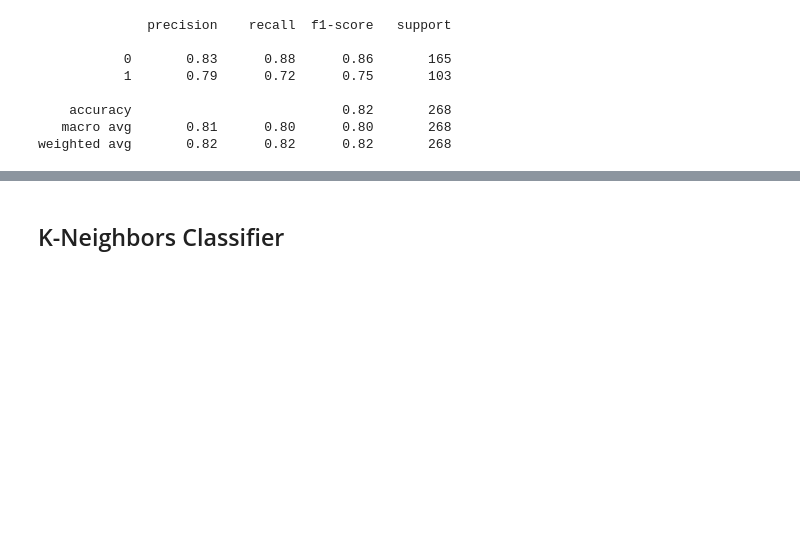
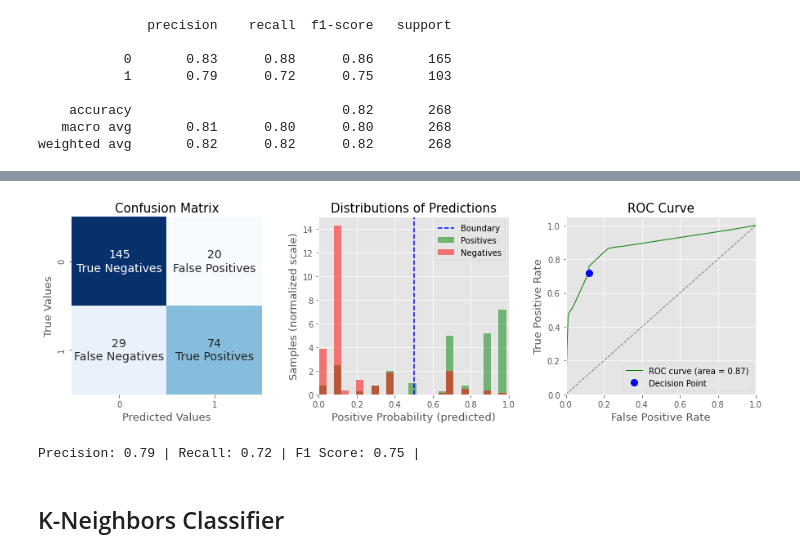
Before and after one commit to rafabenevente/AM_1, a Jupyter notebook: AM_1_Titanic_Predição_dos_sobreviventes.ipynb, the cells around one changed output, grey strips where cells are left out. Saved outputs shown, nothing was run; the diff lists cells and outputs as text; code cells hidden in the pictures; blank space fills up the shorter version.

```diff
--- a/AM_1_Titanic_Predição_dos_sobreviventes.ipynb
+++ b/AM_1_Titanic_Predição_dos_sobreviventes.ipynb
@@ -1064,3 +1145,8 @@ print(disp.confusion_matrix)
+# %%
+F1 = evalBinaryClassifier(dtc, te_x, te_y)
+# %% [output]
+[figure, added]
+Precision: 0.79 | Recall: 0.72 | F1 Score: 0.75 |
 # %% [markdown]
 ## K-Neighbors Classifier
 # %%
```
Also changed, not shown: parts of 25 cells of this notebook.
